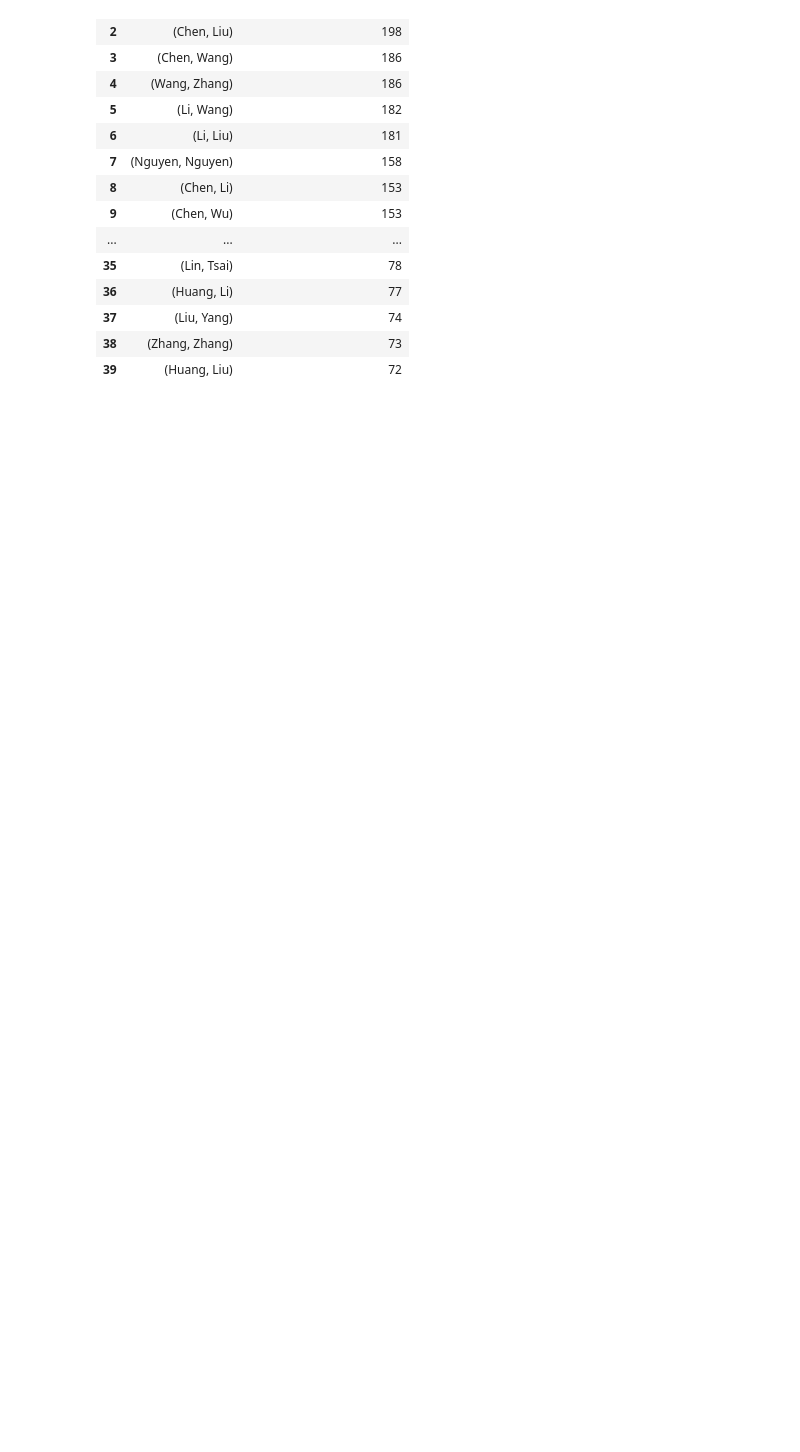
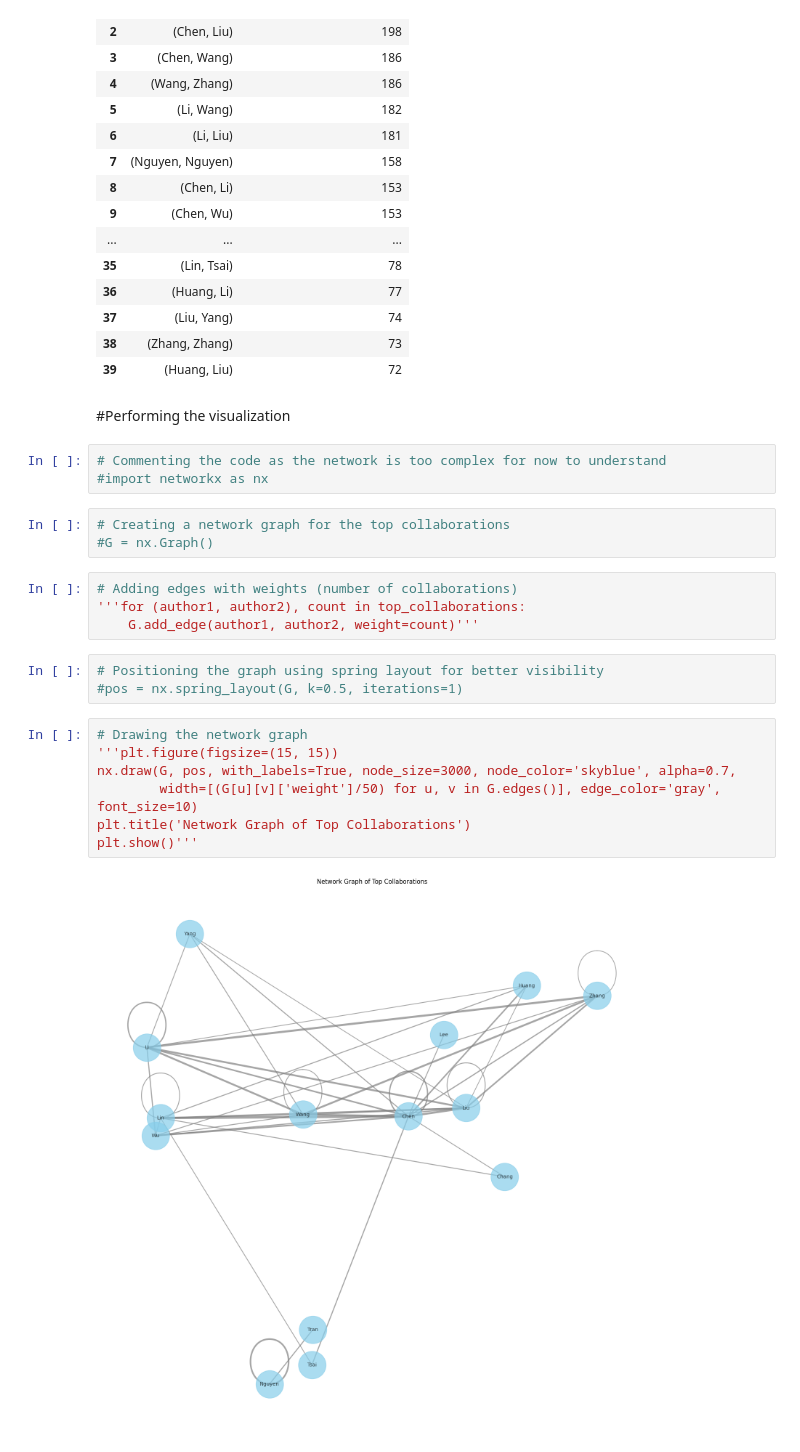
Before and after one commit to gnc506/Skills_Assessment, a Jupyter notebook: Skill_Assessment_2_Tabassum.ipynb, the cells around one changed output. Saved outputs shown, nothing was run; the diff lists cells and outputs as text; blank space fills up the shorter version.

```diff
--- a/Skill_Assessment_2_Tabassum.ipynb
+++ b/Skill_Assessment_2_Tabassum.ipynb
@@ -59,3 +59,27 @@ top_collaborations_df.head(40)  # Display the top 30-40 collaborations
 | 37 | (Liu, Yang) | 74 |
 | 38 | (Zhang, Zhang) | 73 |
 | 39 | (Huang, Liu) | 72 |
+# %% [markdown]
+#Performing the visualization
+# %%
+# Commenting the code as the network is too complex for now to understand
+#import networkx as nx
+# %%
+# Creating a network graph for the top collaborations
+#G = nx.Graph()
+# %%
+# Adding edges with weights (number of collaborations)
+'''for (author1, author2), count in top_collaborations:
+    G.add_edge(author1, author2, weight=count)'''
+# %%
+# Positioning the graph using spring layout for better visibility
+#pos = nx.spring_layout(G, k=0.5, iterations=1)
+# %%
+# Drawing the network graph
+'''plt.figure(figsize=(15, 15))
+nx.draw(G, pos, with_labels=True, node_size=3000, node_color='skyblue', alpha=0.7,
+        width=[(G[u][v]['weight']/50) for u, v in G.edges()], edge_color='gray', font_size=10)
+plt.title('Network Graph of Top Collaborations')
+plt.show()'''
+# %% [output]
+[figure, added]
```
